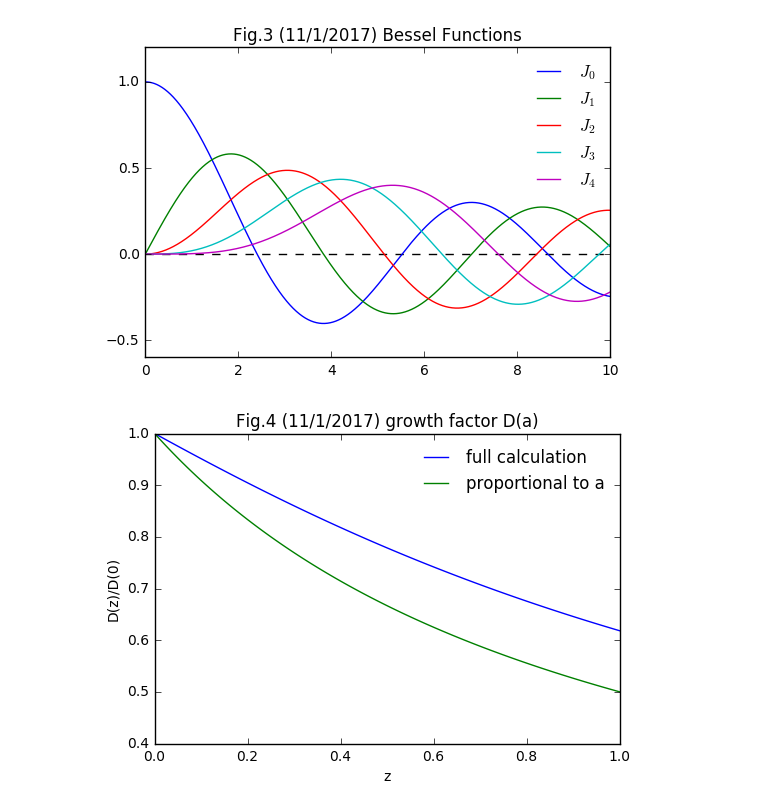
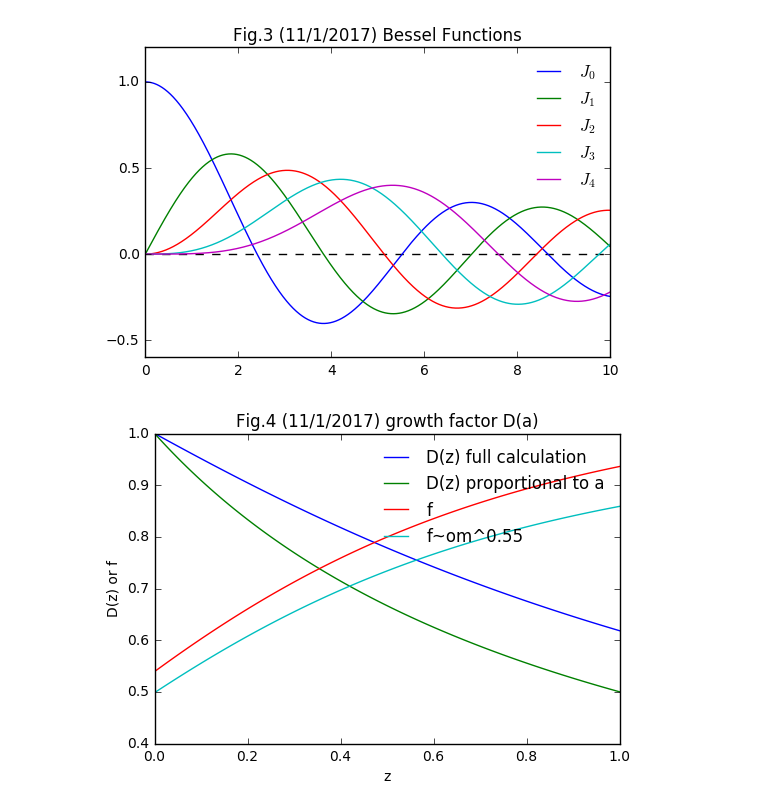
Before and after one commit to liuxx479/gplus, a Jupyter notebook: lowz.ipynb, the cells around one changed output. Cells and saved outputs as stored; diff of their text form; code cells hidden in the pictures.

Commit message:
add fig.4 growth factor

```diff
--- a/lowz.ipynb
+++ b/lowz.ipynb
@@ -123,13 +126,20 @@ za = lambda a: 1.0/a-1
 D_fcn = lambda a: H(za(a))/H0 * quad(lambda a: (om/a+ol*a**2)**(-1.5), 0, a)[0]
 D1 = D_fcn(1)
 D_arr = array([D_fcn (az(iz)) for iz in zarr1])/D1
+# %%
+###### logrithmic growth f=dln(D)/dln(a)
+###### first do dD/da then x a/D
+dnda_arr = array([derivative(D_fcn, az(iz), dx=1e-5) for iz in zarr1])
+f_arr = az(zarr1)/D_arr * dnda_arr
 # %%
-plot(zarr1,D_arr,label='full calculation')
-plot(zarr1,az(zarr1),label='proportional to a')
+plot(zarr1,D_arr,label='D(z) full calculation')
+plot(zarr1,az(zarr1),label='D(z) proportional to a')
+plot(zarr1,f_arr,label='f')
+plot(zarr1,(om*(1+zarr1)**3/ (H(zarr1)/H0)**2) ** .55 , label='f~om^0.55')
 xlabel('z')
-ylabel('D(z)/D(0)')
+ylabel('D(z) or f')
 legend(frameon=0)
 title('Fig.4 (11/1/2017) growth factor D(a)')
 show()
 # %% [output]
-[figure, old version]
+[figure, new version]
```
Also changed, not shown: parts of 1 cell of this notebook.
